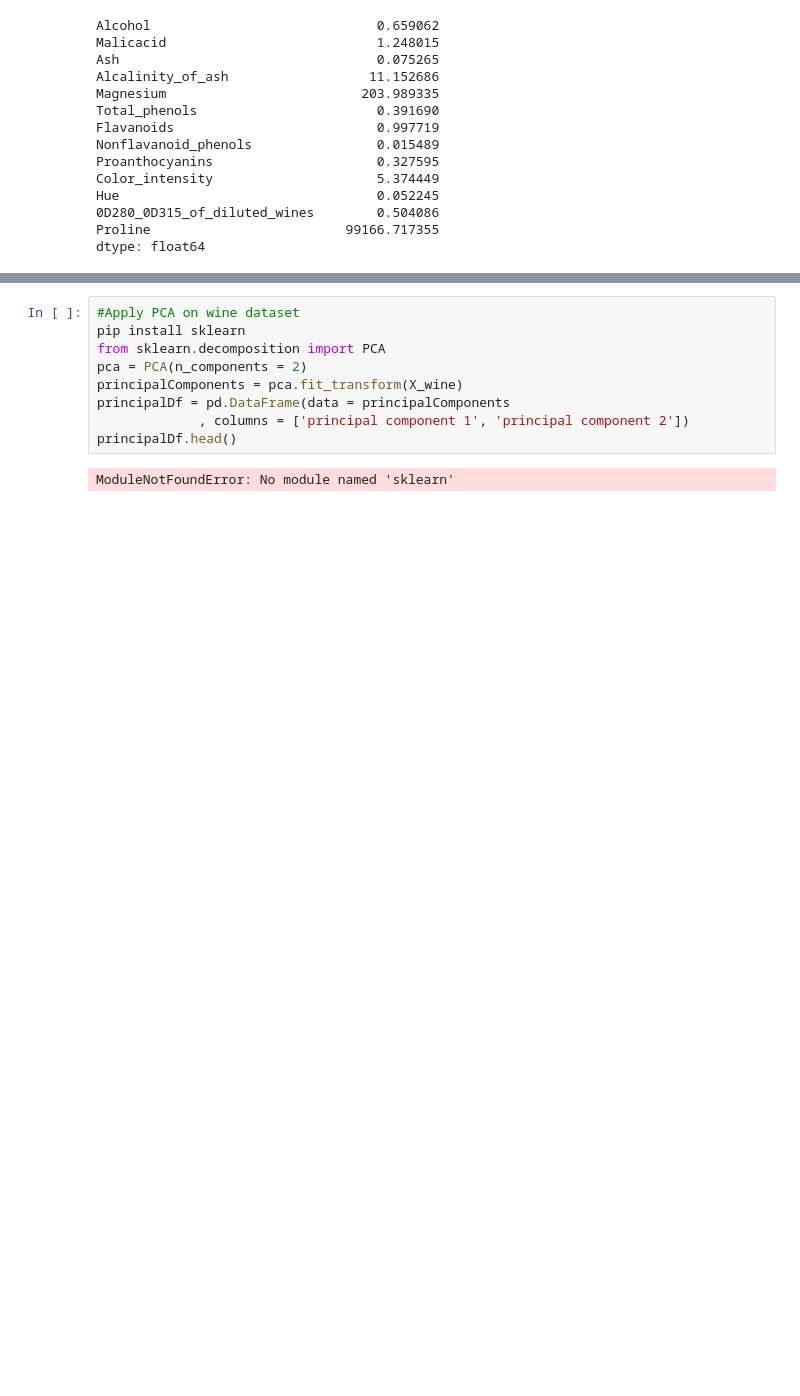
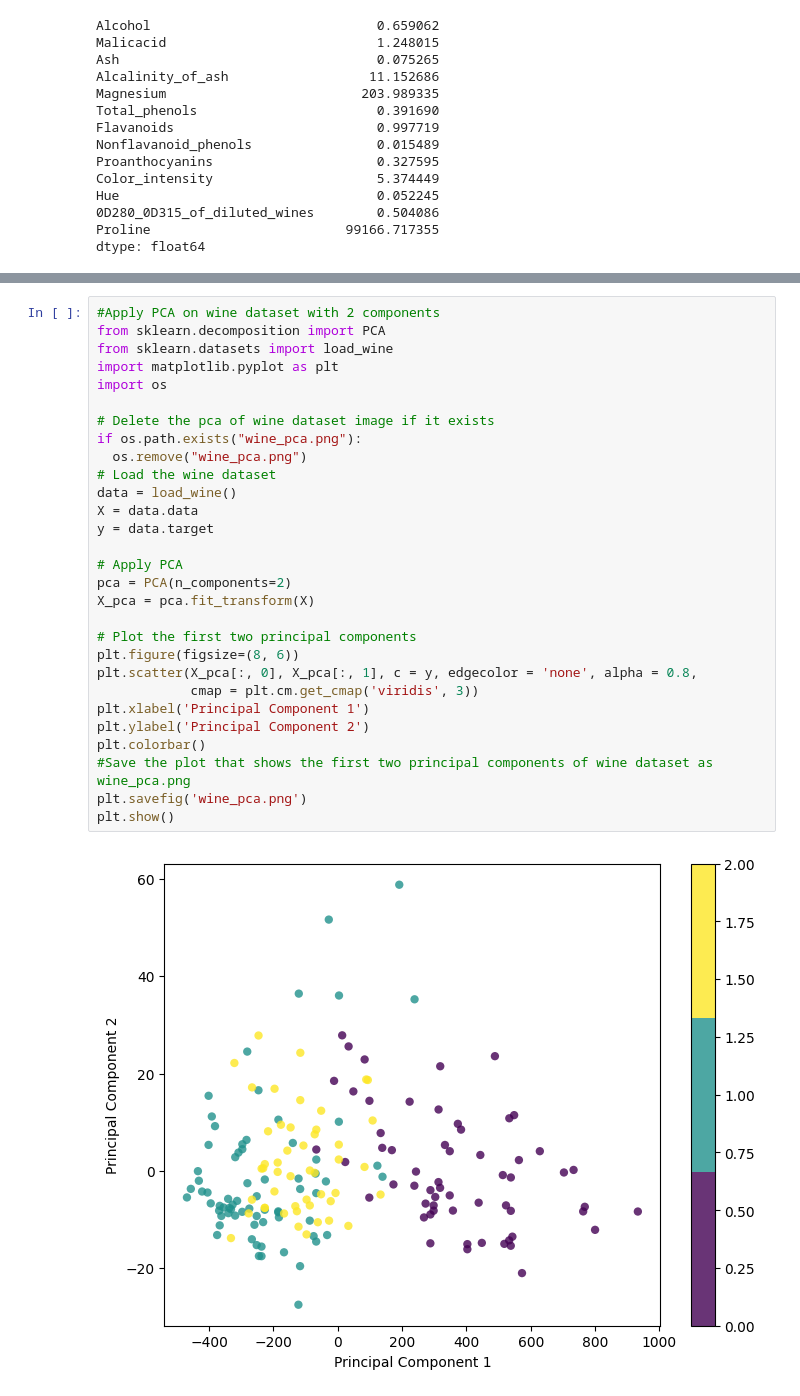
Before and after one commit to Tonguesten36/machine-learning-two, a Jupyter notebook: labwork1/wine.ipynb, the cells around one changed output, grey strips where cells are left out. Drawn from its saved outputs; the diff is of its cells as text; blank space fills up the shorter version.

```diff
--- a/labwork1/wine.ipynb
+++ b/labwork1/wine.ipynb
@@ -175,14 +147,34 @@ Flavanoids                    0D280_0D315_of_diluted_wines    0.787194
                               Total_phenols                   0.864564
 Alcohol                       Alcohol                         1.000000
 Length: 79, dtype: float64
-# %%
-#Apply PCA on wine dataset
-pip install sklearn
-from sklearn.decomposition import PCA
-pca = PCA(n_components = 2)
-principalComponents = pca.fit_transform(X_wine)
-principalDf = pd.DataFrame(data = principalComponents
-             , columns = ['principal component 1', 'principal component 2'])
-principalDf.head()
-# %% [output]
-ModuleNotFoundError: No module named 'sklearn'
+# %%
+#Apply PCA on wine dataset with 2 components
+from sklearn.decomposition import PCA
+from sklearn.datasets import load_wine
+import matplotlib.pyplot as plt
+import os
+
+# Delete the pca of wine dataset image if it exists
+if os.path.exists("wine_pca.png"):
+  os.remove("wine_pca.png")
+# Load the wine dataset
+data = load_wine()
+X = data.data
+y = data.target
+
+# Apply PCA
+pca = PCA(n_components=2)
+X_pca = pca.fit_transform(X)
+
+# Plot the first two principal components
+plt.figure(figsize=(8, 6))
+plt.scatter(X_pca[:, 0], X_pca[:, 1], c = y, edgecolor = 'none', alpha = 0.8,
+            cmap = plt.cm.get_cmap('viridis', 3))
+plt.xlabel('Principal Component 1')
+plt.ylabel('Principal Component 2')
+plt.colorbar()
+#Save the plot that shows the first two principal components of wine dataset as wine_pca.png
+plt.savefig('wine_pca.png')
+plt.show()
+# %% [output]
+[figure, added]
```
Also changed, not shown: parts of 7 cells of this notebook, 5 other files.
